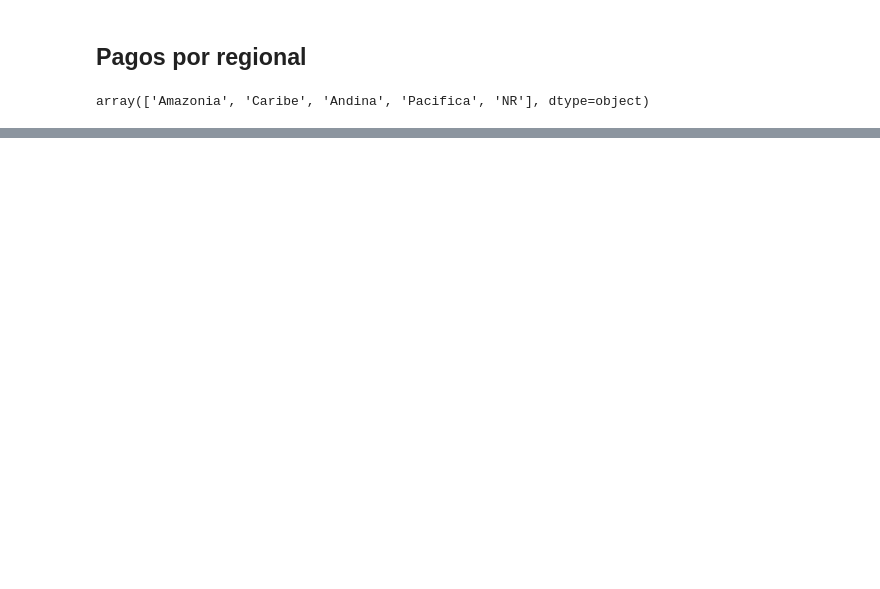
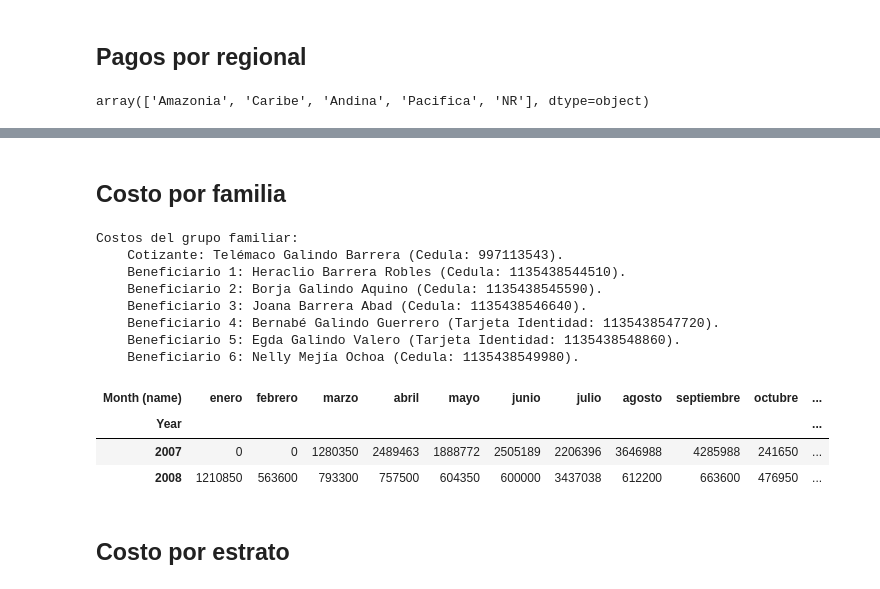
Before and after one commit to Jujo2040751/Proyecto-DataScience, a Jupyter notebook: proy.ipynb, the cells around one changed output, grey strips where cells are left out. Cells and saved outputs as stored; diff of their text form; code cells hidden in the pictures; blank space fills up the shorter version.

```diff
--- a/proy.ipynb
+++ b/proy.ipynb
@@ -558,0 +581,52 @@ Pagos de la region: Amazonia
+# %% [markdown]
+<h2>Costo por familia
+# %%
+#ingresar la cedula del usuario a consultar
+cedula="1135438548860"
+pivot_table= "Usuario no encontrado"
+if dF_dim_usuario[dF_dim_usuario["numero_id"]== cedula].__len__() > 0:
+    if dF_dim_demografia[dF_dim_demografia["id_usuario"]== cedula].iloc[0]["Tipo usuario"]=='Cotizante':
+        cedula_cotizante = cedula
+    else:
+        cedula_cotizante = dF_dim_usuario[dF_dim_usuario["numero_id"]== cedula].iloc[0]["grupo_familiar"]
+    try:
+        grupoF_costos = df_servicio_costo.groupby(["grupo_familiar"]).get_group(cedula_cotizante).merge(pds.read_sql("SELECT * FROM \"dim_fecha\" ", dbConnection)[["key_fecha",  "Date", "Year", "Month (name)"]], left_on="key_fecha_atencion" , right_on="key_fecha",  how='inner')
+        grupoF_costos["Month (name)"] = pds.Categorical(grupoF_costos["Month (name)"], categories=months, ordered=True)
+        grupoF_costos.sort_values(by=["Year","Month (name)"], inplace=True)
+        print(f"Costos del grupo familiar:")
+        pivot_table= pds.pivot_table(grupoF_costos, values='costo',
+                                index='Year',
+                                columns='Month (name)',
+                                aggfunc=np.sum, fill_value=0)
+    except KeyError:
+        print("No se han registrado costos para el grupo familiar:")
+        pivot_table = ""
+    cotizante = dF_dim_usuario[dF_dim_usuario["numero_id"]== cedula_cotizante].iloc[0]
+    tipo_doc, doc, nombre= cotizante["tipo_documento"], cotizante["numero_id"], cotizante["nombre"]
+
+    print(f"    Cotizante: {nombre} ({tipo_doc}: {doc}).")
+
+    beneficiarios = dF_dim_usuario[dF_dim_usuario["grupo_familiar"]== cedula_cotizante].merge(dF_dim_demografia, left_on="numero_id", right_on="id_usuario",  how='inner')
+    beneficiarios = beneficiarios[beneficiarios["Tipo usuario"]=="Beneficiario"]
+
+    for index, beneficiario in beneficiarios.iterrows():
+        tipo_doc, doc, nombre= beneficiario["tipo_documento"], beneficiario["numero_id"], beneficiario["nombre"]
+        print(f"    Beneficiario {index}: {nombre} ({tipo_doc}: {doc}).")
+
+
+pivot_table
+# %% [output]
+Costos del grupo familiar:
+    Cotizante: Telémaco Galindo Barrera (Cedula: 997113543).
+    Beneficiario 1: Heraclio Barrera Robles (Cedula: 1135438544510).
+    Beneficiario 2: Borja Galindo Aquino (Cedula: 1135438545590).
+    Beneficiario 3: Joana Barrera Abad (Cedula: 1135438546640).
+    Beneficiario 4: Bernabé Galindo Guerrero (Tarjeta Identidad: 1135438547720).
+    Beneficiario 5: Egda Galindo Valero (Tarjeta Identidad: 1135438548860).
+    Beneficiario 6: Nelly Mejía Ochoa (Cedula: 1135438549980).
+| Month (name) | enero | febrero | marzo | abril | mayo | junio | julio | agosto | septiembre | octubre | ... |
+| Year |  |  |  |  |  |  |  |  |  |  | ... |
+| 2007 | 0 | 0 | 1280350 | 2489463 | 1888772 | 2505189 | 2206396 | 3646988 | 4285988 | 241650 | ... |
+| 2008 | 1210850 | 563600 | 793300 | 757500 | 604350 | 600000 | 3437038 | 612200 | 663600 | 476950 | ... |
+# %% [markdown]
+<h2>Costo por estrato
```
Also changed, not shown: parts of 10 cells of this notebook.
